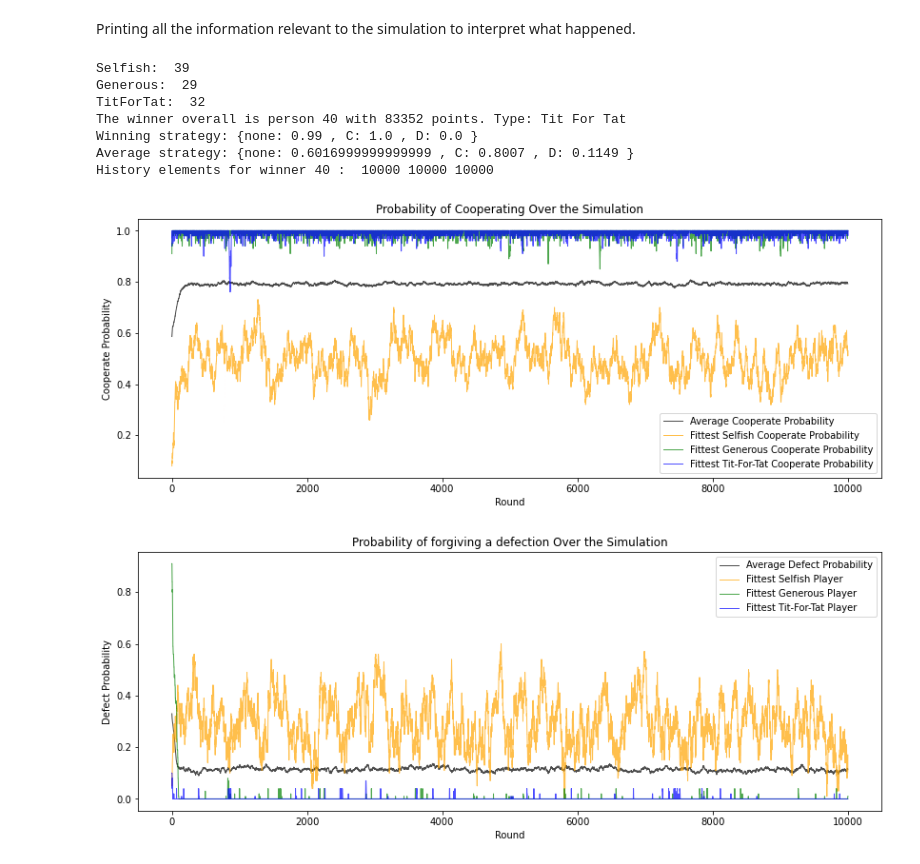
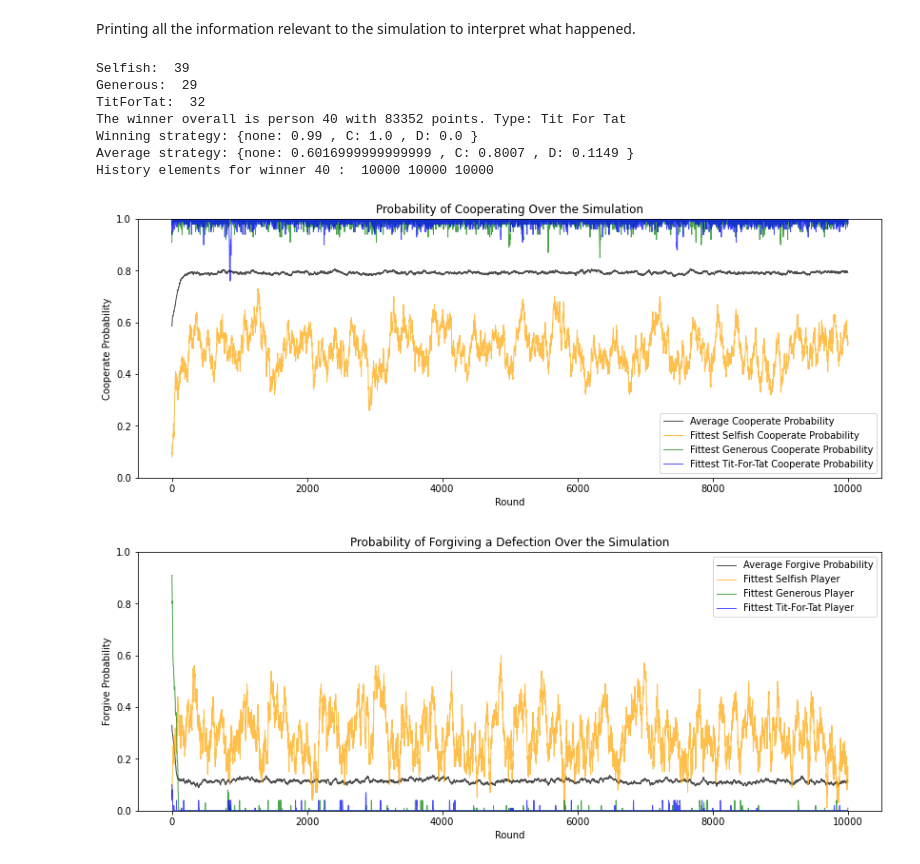
Before and after one commit to muniahmed/ENGG3130_Final_Project, a Jupyter notebook: PsychoPyNotebook.ipynb, the cells around one changed output. Drawn from its saved outputs; the diff is of its cells as text; code cells hidden in the pictures.

Commit message:
Updated graph configuration

```diff
--- a/PsychoPyNotebook.ipynb
+++ b/PsychoPyNotebook.ipynb
@@ -264,35 +264,35 @@ for i in range(0, len(people[0].dhist) - 1):
     avgd = 0
     avgc = 0
     for n in range(0, len(people) - 1):
         avgd += people[n].dhist[i]
         avgc += people[n].chist[i]
     averagedhist.append(avgd/len(people))
     averagechist.append(avgc/len(people))
 
 
 
 thinkplot.figure(figsize=(14, 5))
 #thinkplot.plot(people[fittestPersonIndex].chist, linestyle='solid', linewidth=1, label='Winner Cooperate Probability')
 thinkplot.plot(averagechist, linestyle='solid', linewidth=1, label='Average Cooperate Probability', color='black')
 thinkplot.plot(people[fittestSelfish].chist, linestyle='solid', linewidth=1, label='Fittest Selfish Cooperate Probability', color='orange')
 thinkplot.plot(people[fittestGenerous].chist, linestyle='solid', linewidth=1, label='Fittest Generous Cooperate Probability', color='green')
 thinkplot.plot(people[fittestTitfortat].chist, linestyle='solid', linewidth=1, label='Fittest Tit-For-Tat Cooperate Probability', color='blue')
-thinkplot.config(xlabel='Round', ylabel='Cooperate Probability', title='Probability of Cooperating Over the Simulation')
+thinkplot.config(xlabel='Round', ylabel='Cooperate Probability', title='Probability of Cooperating Over the Simulation', ylim=[0, 1])
 
 thinkplot.figure(figsize=(14, 5))
 #thinkplot.plot(people[fittestPersonIndex].dhist, linestyle='solid', linewidth=1, label='Winner Defect Probablity')
-thinkplot.plot(averagedhist, linestyle='solid', linewidth=1, label='Average Defect Probability', color='black')
+thinkplot.plot(averagedhist, linestyle='solid', linewidth=1, label='Average Forgive Probability', color='black')
 thinkplot.plot(people[fittestSelfish].dhist, linestyle='solid', linewidth=1, label='Fittest Selfish Player', color='orange')
 thinkplot.plot(people[fittestGenerous].dhist, linestyle='solid', linewidth=1, label='Fittest Generous Player', color='green')
 thinkplot.plot(people[fittestTitfortat].dhist, linestyle='solid', linewidth=1, label='Fittest Tit-For-Tat Player', color='blue')
-thinkplot.config(xlabel='Round', ylabel='Defect Probability', title='Probability of forgiving a defection Over the Simulation')
+thinkplot.config(xlabel='Round', ylabel='Forgive Probability', title='Probability of Forgiving a Defection Over the Simulation', ylim=[0, 1])
 # %% [output]
 Selfish:  39
 Generous:  29
 TitForTat:  32
 The winner overall is person 40 with 83352 points. Type: Tit For Tat
 Winning strategy: {none: 0.99 , C: 1.0 , D: 0.0 }
 Average strategy: {none: 0.6016999999999999 , C: 0.8007 , D: 0.1149 }
 History elements for winner 40 :  10000 10000 10000
-[figure, old version]
+[figure, new version]
-[figure, old version]
+[figure, new version]
```
